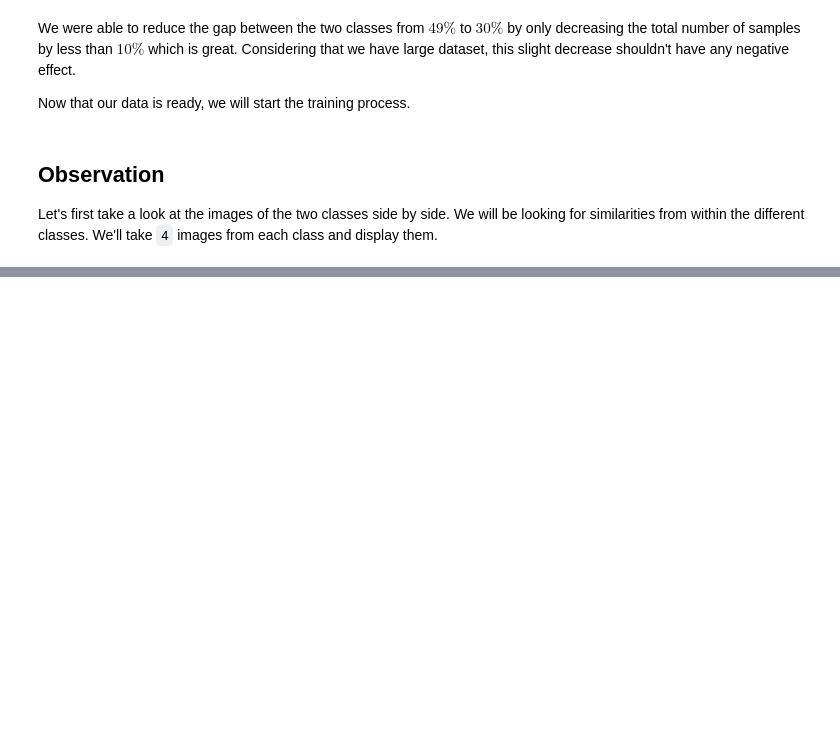
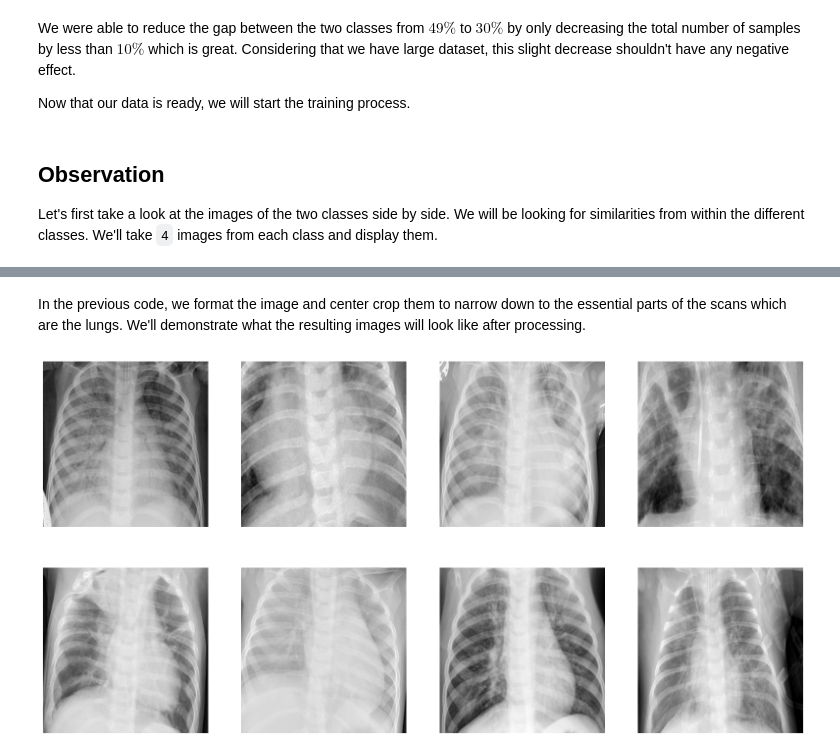
Before and after one commit to Az-r-ow/zoidberg, a Jupyter notebook: main.ipynb, the cells around one changed output, grey strips where cells are left out. Cells and saved outputs as stored; diff of their text form; code cells hidden in the pictures; blank space fills up the shorter version.

Commit message:
Image preprocessing

```diff
--- a/main.ipynb
+++ b/main.ipynb
@@ -226,0 +265,38 @@ display_images(images_samples, 2, 4)
+# %%
+import numpy as np
+
+def preprocess_image(img, target_size=(400, 400), return_type="np"):
+  """
+  Preprocesses an image by resizing it to the specified target size.
+
+  Parameters:
+      img (PIL.Image.Image): The input image to be preprocessed.
+      target_size (tuple): A tuple specifying the target size (width, height) for the preprocessed image.
+      return_type (str): "np" to return a flattened array of the image and else it will return the cropped "pillow" image
+
+  Returns:
+      PIL.Image.Image: The preprocessed image resized to the target size.
+  """
+  grayscale_image = img.convert("L")
+  resized_image = grayscale_image.resize((500, 500))
+
+  crop_coord = get_center_crop_coord(resized_image, target_size)
+
+  cropped_image = resized_image.crop(crop_coord)
+
+  if return_type == "np":
+    return np.array(cropped_image).flatten()
+  if return_type == "pillow":
+    return cropped_image
+
+formatted_images = balanced_train_data['image'].map(lambda x: preprocess_image(x)).reset_index(drop=True)
+# %% [markdown]
+In the previous code, we format the image and center crop them to narrow down to the essential parts of the scans which are the lungs. We'll demonstrate what the resulting images will look like after processing.
+# %%
+examples = balanced_train_data["image"][:8]
+
+examples = [preprocess_image(img, return_type="pillow") for img in examples]
+
+display_images(examples, 2, 4)
+# %% [output]
+[figure, added]
```
Also changed, not shown: parts of 6 cells of this notebook, 2 other files.
